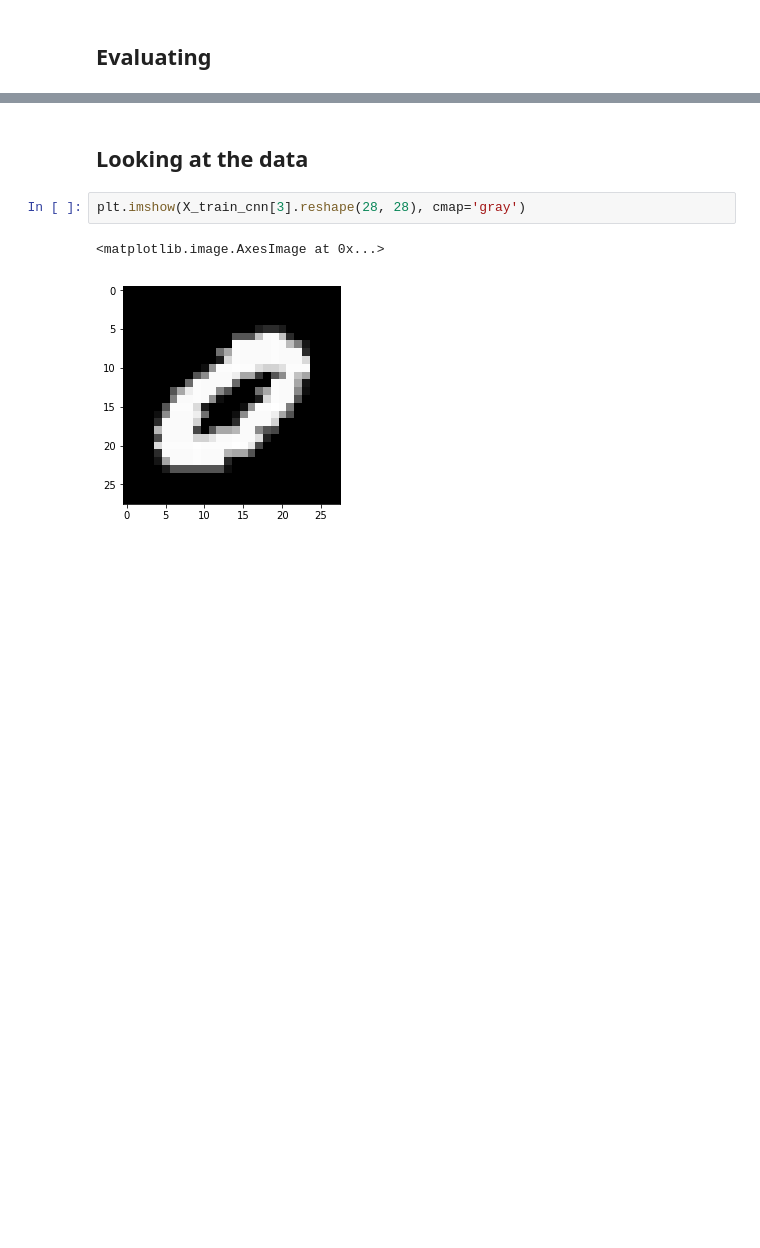
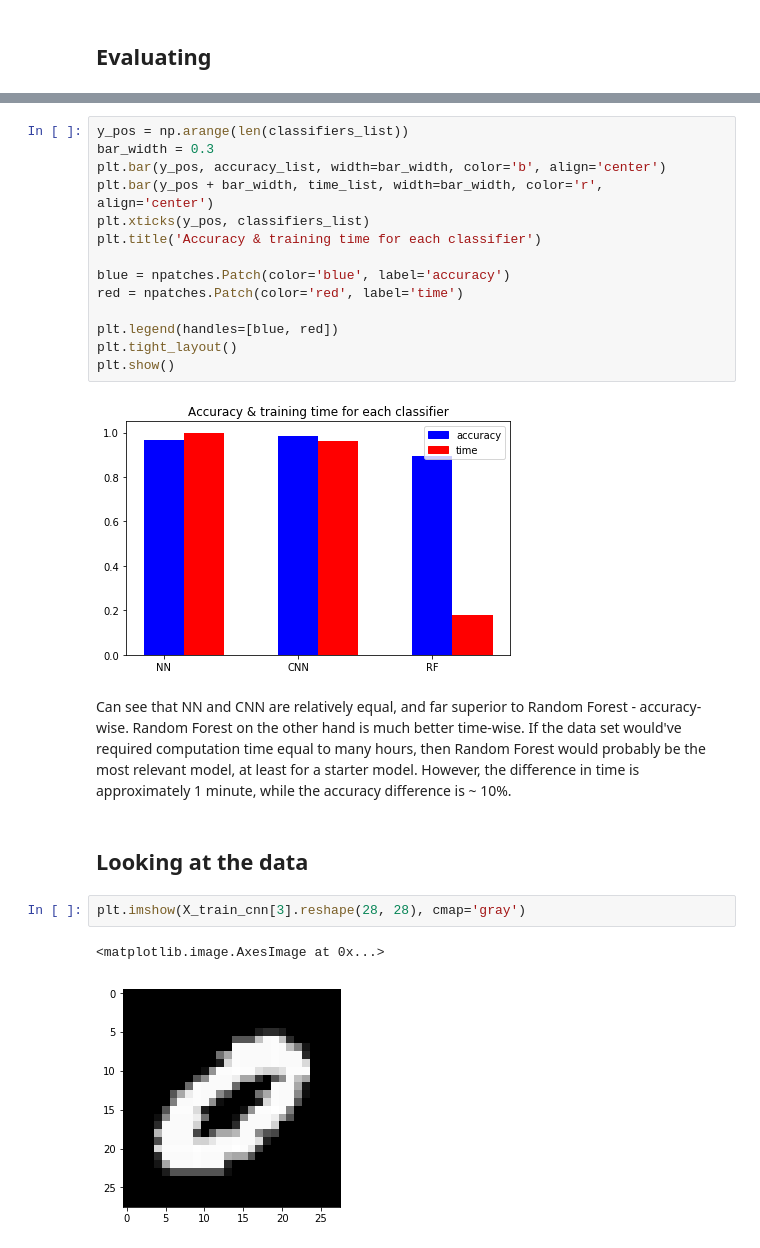
Before and after one commit to Sindreedelange/INF283, a Jupyter notebook: Project2-Recognizing-handwritten-digits/nbs/MNIST Classification w. Keras.ipynb, the cells around one changed output, grey strips where cells are left out. Saved outputs shown, nothing was run; the diff lists cells and outputs as text; blank space fills up the shorter version.

```diff
--- a/Project2-Recognizing-handwritten-digits/nbs/MNIST Classification w. Keras.ipynb
+++ b/Project2-Recognizing-handwritten-digits/nbs/MNIST Classification w. Keras.ipynb
@@ -353,3 +425,21 @@ plt.show()
+# %%
+y_pos = np.arange(len(classifiers_list))
+bar_width = 0.3
+plt.bar(y_pos, accuracy_list, width=bar_width, color='b', align='center')
+plt.bar(y_pos + bar_width, time_list, width=bar_width, color='r', align='center')
+plt.xticks(y_pos, classifiers_list)
+plt.title('Accuracy & training time for each classifier')
+
+blue = npatches.Patch(color='blue', label='accuracy')
+red = npatches.Patch(color='red', label='time')
+
+plt.legend(handles=[blue, red])
+plt.tight_layout()
+plt.show()
+# %% [output]
+[figure, added]
+# %% [markdown]
+Can see that NN and CNN are relatively equal, and far superior to Random Forest - accuracy-wise. Random Forest on the other hand is much better time-wise. If the data set would've required computation time equal to many hours, then Random Forest would probably be the most relevant model, at least for a starter model. However, the difference in time is approximately 1 minute, while the accuracy difference is ~ 10%.
 # %% [markdown]
 ## Looking at the data
 # %%
```
Also changed, not shown: parts of 37 cells of this notebook.
